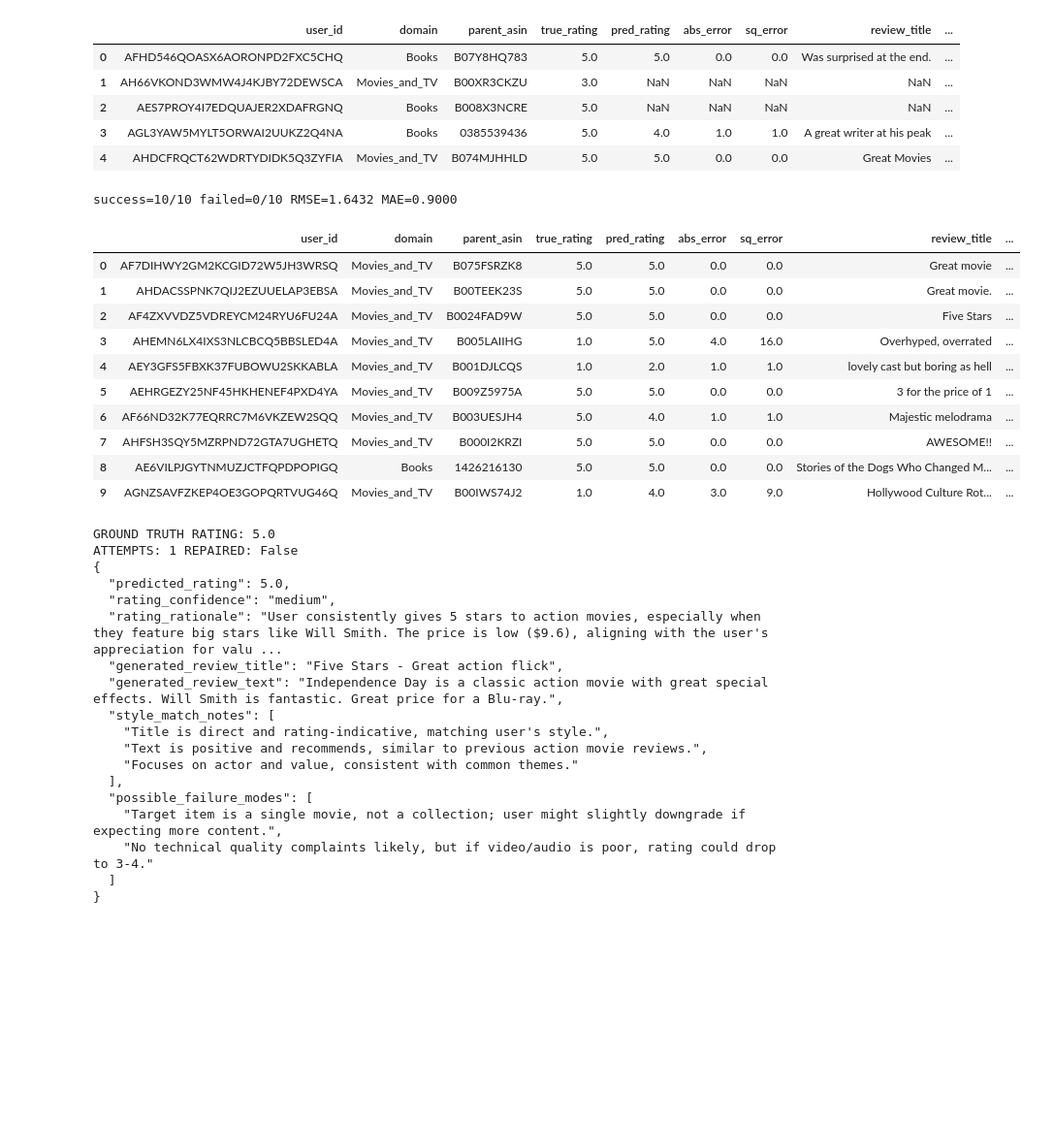
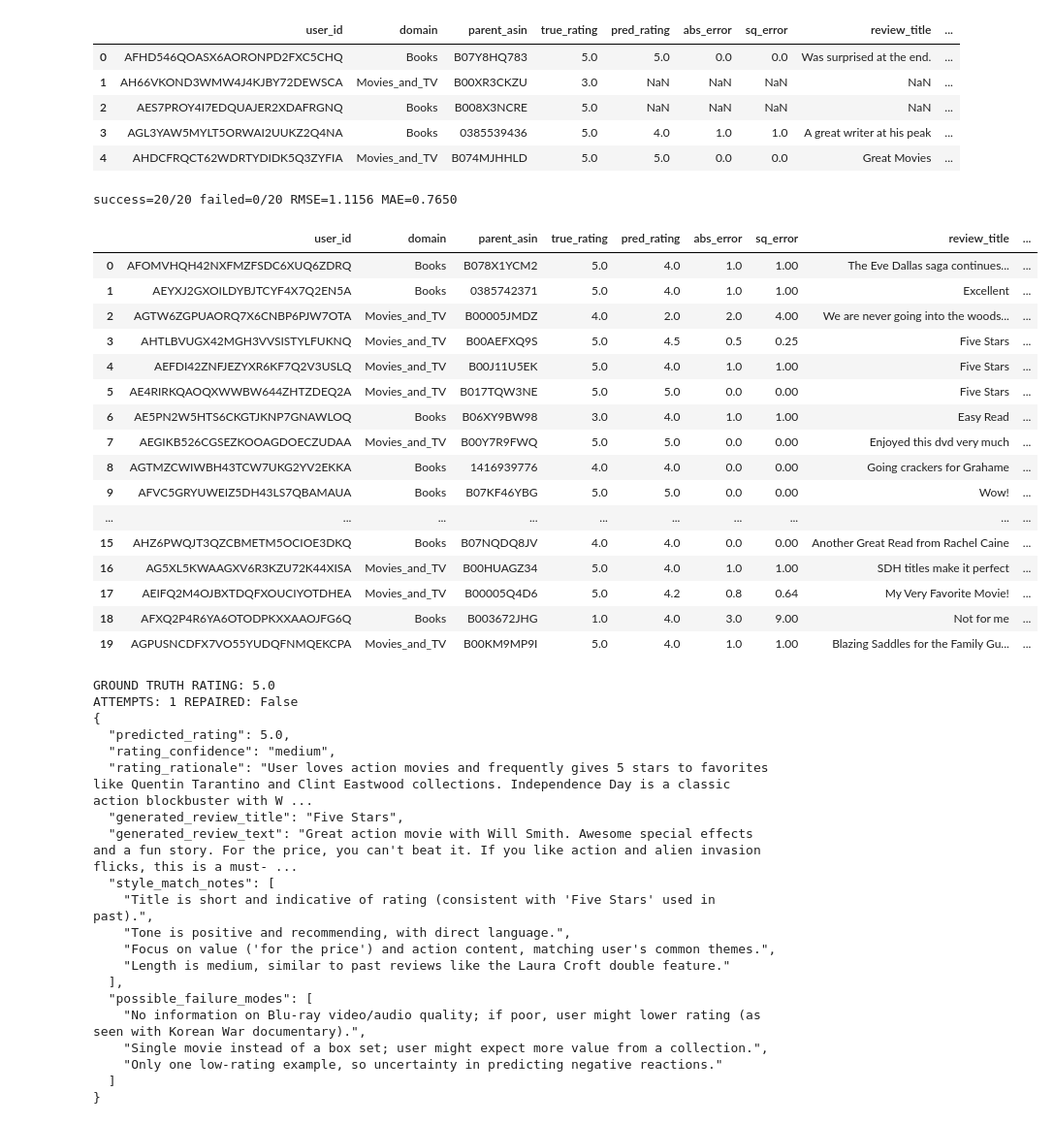
Before and after one commit to Hab-eeb/UserModRecomDSN, a Jupyter notebook: task_a_on_demand_profiles_v0.ipynb, the cells around one changed output. Shown at 97% size. Cells and saved outputs as stored; diff of their text form; code cells hidden in the pictures; blank space fills up the shorter version.

```diff
--- a/task_a_on_demand_profiles_v0.ipynb
+++ b/task_a_on_demand_profiles_v0.ipynb
@@ -50,7 +50,7 @@ GEMINI_MODEL = os.getenv("GEMINI_MODEL", "gemini-2.5-flash-lite")
 # Use whichever DeepSeek model your account supports.
 # If "deepseek-v4-flash" works for you, keep it.
 # Otherwise try "deepseek-chat".
-DEEPSEEK_MODEL = os.getenv("DEEPSEEK_MODEL", "deepseek-v4-flash")
+DEEPSEEK_MODEL = os.getenv("DEEPSEEK_MODEL", "deepseek-v4-pro")
 
 # Keep low while evaluating. Higher temperature causes more JSON mistakes.
 TEMPERATURE = 0.1
@@ -1828,44 +1828,50 @@ def evaluate_task_a_small_sample(
 
         records.append(base_record)
 
         if sleep_s:
             time.sleep(sleep_s)
 
     df = pd.DataFrame(records)
 
     n_success = df["pred_rating"].notna().sum()
     n_failed = df["error"].notna().sum()
 
     if df["sq_error"].notna().any():
         rmse = math.sqrt(df["sq_error"].dropna().mean())
         mae = df["abs_error"].dropna().mean()
         print(f"success={n_success}/{len(df)} failed={n_failed}/{len(df)} RMSE={rmse:.4f} MAE={mae:.4f}")
     else:
         print(f"success={n_success}/{len(df)} failed={n_failed}/{len(df)}")
 
     return df
 
 
 # Example:
 results_df = evaluate_task_a_small_sample(
-    n=10,
+    n=20,
     provider="deepseek",
-    random_state=5,
+    random_state=6,
     sleep_s=5.0,
 )
 
 results_df
 # %% [output]
-success=10/10 failed=0/10 RMSE=1.6432 MAE=0.9000
+success=20/20 failed=0/20 RMSE=1.1156 MAE=0.7650
 |  | user_id | domain | parent_asin | true_rating | pred_rating | abs_error | sq_error | review_title | ... |
-| 0 | AF7DIHWY2GM2KCGID72W5JH3WRSQ | Movies_and_TV | B075FSRZK8 | 5.0 | 5.0 | 0.0 | 0.0 | Great movie | ... |
-| 1 | AHDACSSPNK7QIJ2EZUUELAP3EBSA | Movies_and_TV | B00TEEK23S | 5.0 | 5.0 | 0.0 | 0.0 | Great movie. | ... |
-| 2 | AF4ZXVVDZ5VDREYCM24RYU6FU24A | Movies_and_TV | B0024FAD9W | 5.0 | 5.0 | 0.0 | 0.0 | Five Stars | ... |
-| 3 | AHEMN6LX4IXS3NLCBCQ5BBSLED4A | Movies_and_TV | B005LAIIHG | 1.0 | 5.0 | 4.0 | 16.0 | Overhyped, overrated | ... |
-| 4 | AEY3GFS5FBXK37FUBOWU2SKKABLA | Movies_and_TV | B001DJLCQS | 1.0 | 2.0 | 1.0 | 1.0 | lovely cast but boring as hell | ... |
-| 5 | AEHRGEZY25NF45HKHENEF4PXD4YA | Movies_and_TV | B009Z5975A | 5.0 | 5.0 | 0.0 | 0.0 | 3 for the price of 1 | ... |
-| 6 | AF66ND32K77EQRRC7M6VKZEW2SQQ | Movies_and_TV | B003UESJH4 | 5.0 | 4.0 | 1.0 | 1.0 | Majestic melodrama | ... |
-| 7 | AHFSH3SQY5MZRPND72GTA7UGHETQ | Movies_and_TV | B000I2KRZI | 5.0 | 5.0 | 0.0 | 0.0 | AWESOME!! | ... |
-| 8 | AE6VILPJGYTNMUZJCTFQPDPOPIGQ | Books | 1426216130 | 5.0 | 5.0 | 0.0 | 0.0 | Stories of the Dogs Who Changed M... | ... |
-| 9 | AGNZSAVFZKEP4OE3GOPQRTVUG46Q | Movies_and_TV | B00IWS74J2 | 1.0 | 4.0 | 3.0 | 9.0 | Hollywood Culture Rot... | ... |
+| 0 | AFOMVHQH42NXFMZFSDC6XUQ6ZDRQ | Books | B078X1YCM2 | 5.0 | 4.0 | 1.0 | 1.00 | The Eve Dallas saga continues... | ... |
+| 1 | AEYXJ2GXOILDYBJTCYF4X7Q2EN5A | Books | 0385742371 | 5.0 | 4.0 | 1.0 | 1.00 | Excellent | ... |
+| 2 | AGTW6ZGPUAORQ7X6CNBP6PJW7OTA | Movies_and_TV | B00005JMDZ | 4.0 | 2.0 | 2.0 | 4.00 | We are never going into the woods... | ... |
+| 3 | AHTLBVUGX42MGH3VVSISTYLFUKNQ | Movies_and_TV | B00AEFXQ9S | 5.0 | 4.5 | 0.5 | 0.25 | Five Stars | ... |
+| 4 | AEFDI42ZNFJEZYXR6KF7Q2V3USLQ | Movies_and_TV | B00J11U5EK | 5.0 | 4.0 | 1.0 | 1.00 | Five Stars | ... |
+| 5 | AE4RIRKQAOQXWWBW644ZHTZDEQ2A | Movies_and_TV | B017TQW3NE | 5.0 | 5.0 | 0.0 | 0.00 | Five Stars | ... |
+| 6 | AE5PN2W5HTS6CKGTJKNP7GNAWLOQ | Books | B06XY9BW98 | 3.0 | 4.0 | 1.0 | 1.00 | Easy Read | ... |
+| 7 | AEGIKB526CGSEZKOOAGDOECZUDAA | Movies_and_TV | B00Y7R9FWQ | 5.0 | 5.0 | 0.0 | 0.00 | Enjoyed this dvd very much | ... |
+| 8 | AGTMZCWIWBH43TCW7UKG2YV2EKKA | Books | 1416939776 | 4.0 | 4.0 | 0.0 | 0.00 | Going crackers for Grahame | ... |
+| 9 | AFVC5GRYUWEIZ5DH43LS7QBAMAUA | Books | B07KF46YBG | 5.0 | 5.0 | 0.0 | 0.00 | Wow! | ... |
+| ... | ... | ... | ... | ... | ... | ... | ... | ... | ... |
+| 15 | AHZ6PWQJT3QZCBMETM5OCIOE3DKQ | Books | B07NQDQ8JV | 4.0 | 4.0 | 0.0 | 0.00 | Another Great Read from Rachel Caine | ... |
+| 16 | AG5XL5KWAAGXV6R3KZU72K44XISA | Movies_and_TV | B00HUAGZ34 | 5.0 | 4.0 | 1.0 | 1.00 | SDH titles make it perfect | ... |
+| 17 | AEIFQ2M4OJBXTDQFXOUCIYOTDHEA | Movies_and_TV | B00005Q4D6 | 5.0 | 4.2 | 0.8 | 0.64 | My Very Favorite Movie! | ... |
+| 18 | AFXQ2P4R6YA6OTODPKXXAAOJFG6Q | Books | B003672JHG | 1.0 | 4.0 | 3.0 | 9.00 | Not for me | ... |
+| 19 | AGPUSNCDFX7VO55YUDQFNMQEKCPA | Movies_and_TV | B00KM9MP9I | 5.0 | 4.0 | 1.0 | 1.00 | Blazing Saddles for the Family Gu... | ... |
 # %%
@@ -1890,17 +1896,19 @@ ATTEMPTS: 1 REPAIRED: False
 {
   "predicted_rating": 5.0,
   "rating_confidence": "medium",
-  "rating_rationale": "User consistently gives 5 stars to action movies, especially when they feature big stars like Will Smith. The price is low ($9.6), aligning with the user's appreciation for valu ...
-  "generated_review_title": "Five Stars - Great action flick",
-  "generated_review_text": "Independence Day is a classic action movie with great special effects. Will Smith is fantastic. Great price for a Blu-ray.",
+  "rating_rationale": "User loves action movies and frequently gives 5 stars to favorites like Quentin Tarantino and Clint Eastwood collections. Independence Day is a classic action blockbuster with W ...
+  "generated_review_title": "Five Stars",
+  "generated_review_text": "Great action movie with Will Smith. Awesome special effects and a fun story. For the price, you can't beat it. If you like action and alien invasion flicks, this is a must- ...
   "style_match_notes": [
-    "Title is direct and rating-indicative, matching user's style.",
-    "Text is positive and recommends, similar to previous action movie reviews.",
-    "Focuses on actor and value, consistent with common themes."
+    "Title is short and indicative of rating (consistent with 'Five Stars' used in past).",
+    "Tone is positive and recommending, with direct language.",
+    "Focus on value ('for the price') and action content, matching user's common themes.",
+    "Length is medium, similar to past reviews like the Laura Croft double feature."
   ],
   "possible_failure_modes": [
-    "Target item is a single movie, not a collection; user might slightly downgrade if expecting more content.",
-    "No technical quality complaints likely, but if video/audio is poor, rating could drop to 3-4."
+    "No information on Blu-ray video/audio quality; if poor, user might lower rating (as seen with Korean War documentary).",
+    "Single movie instead of a box set; user might expect more value from a collection.",
+    "Only one low-rating example, so uncertainty in predicting negative reactions."
   ]
 }
 # %%
```
Also changed, not shown: parts of 1 cell of this notebook, 1 other file.
